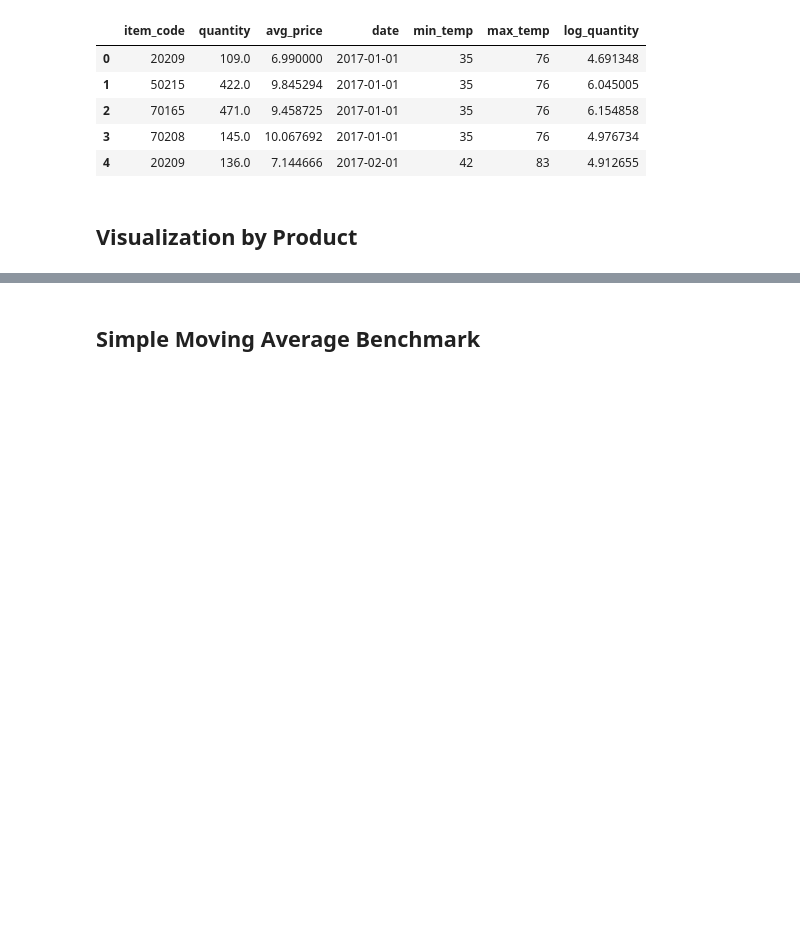
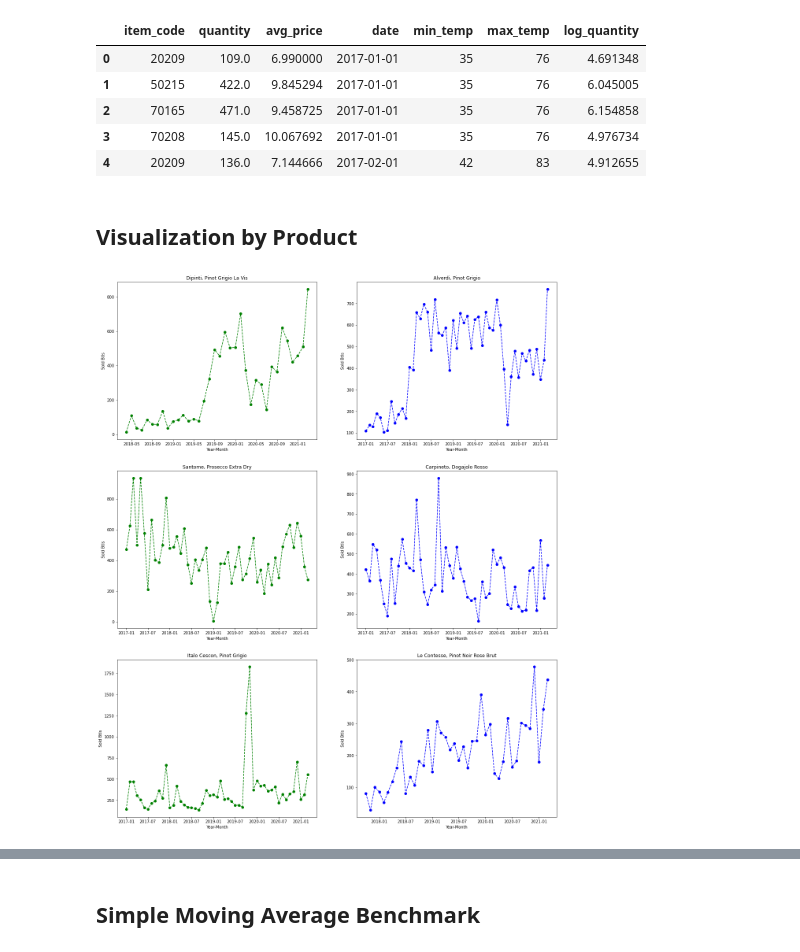
Before and after one commit to brosales8/sales_forecasting, a Jupyter notebook: Capstone Project.ipynb, the cells around one changed output, grey strips where cells are left out. Saved outputs shown, nothing was run; the diff lists cells and outputs as text; code cells hidden in the pictures; blank space fills up the shorter version.

Commit message:
Plot item changed to implement Subplots instead of independent figures

```diff
--- a/Capstone Project.ipynb
+++ b/Capstone Project.ipynb
@@ -207,6 +207,10 @@ df.head()
 | 4 | 20209 | 136.0 | 7.144666 | 2017-02-01 | 42 | 83 | 4.912655 |
 # %% [markdown]
 ## Visualization by Product
+# %%
+plot_item(df, list(target_items.keys()), list(target_items.values()), ['go--','bo--','go--','bo--','go--','bo--'] )
+# %% [output]
+[figure, added]
 # %%
 # Create
 plot_item(df, list(target_items.keys())[0:2], list(target_items.values())[0:2], ['go--','bo--'] )
```
Also changed, not shown: parts of 10 cells of this notebook, 1 other file.
